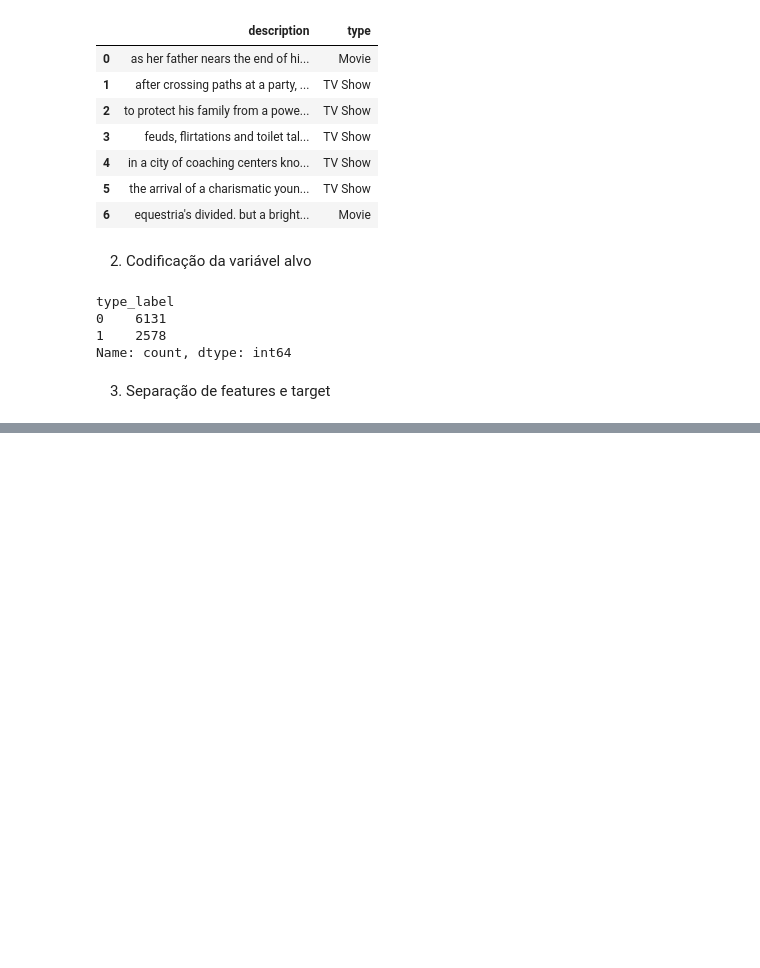
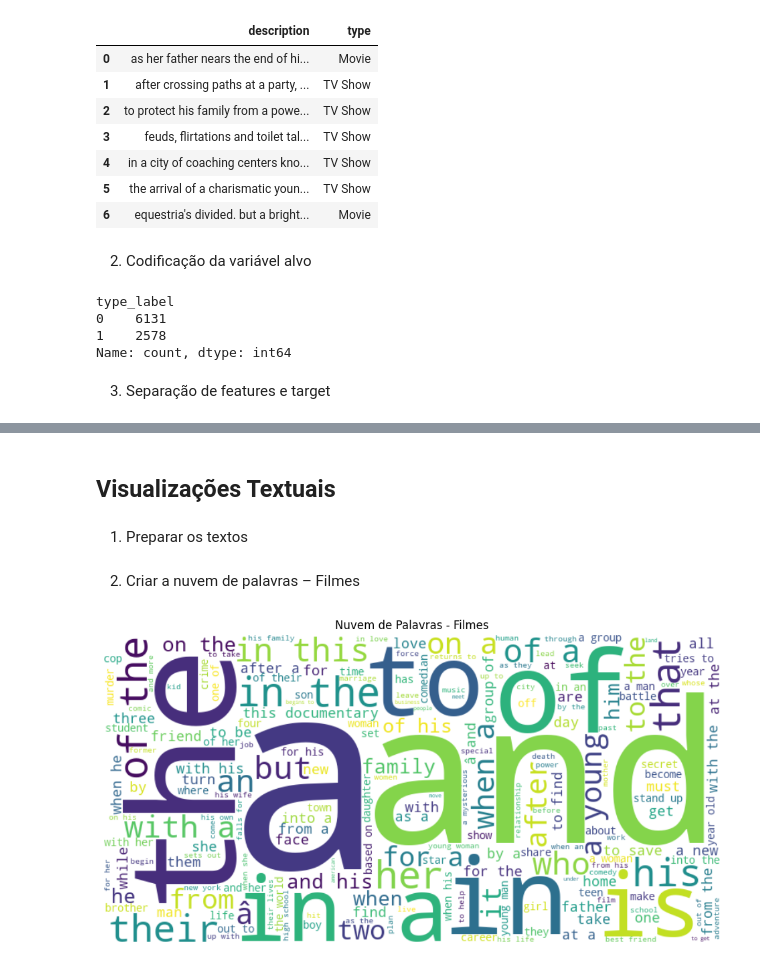
Before and after one commit to WKesneY/T3-Ciencia_de_Dados, a Jupyter notebook: notebooks/books-dataset.ipynb, the cells around one changed output, grey strips where cells are left out. Drawn from its saved outputs; the diff is of its cells as text; code cells hidden in the pictures; blank space fills up the shorter version.

```diff
--- a/notebooks/books-dataset.ipynb
+++ b/notebooks/books-dataset.ipynb
@@ -682,0 +836,28 @@ y_text = df_nlp["type_label"]
+# %% [markdown]
+## Visualizações Textuais
+# %% [markdown]
+1. Preparar os textos
+# %%
+from wordcloud import WordCloud
+import matplotlib.pyplot as plt
+
+# Separar descrições de filmes e séries
+movies_text = " ".join(df_nlp[df_nlp["type_label"] == 0]["description"])
+tv_text     = " ".join(df_nlp[df_nlp["type_label"] == 1]["description"])
+# %% [markdown]
+2. Criar a nuvem de palavras – Filmes
+# %%
+wordcloud_movies = WordCloud(
+    width=800,
+    height=400,
+    background_color="white",
+    stopwords="english"
+).generate(movies_text)
+
+plt.figure(figsize=(12, 6))
+plt.imshow(wordcloud_movies, interpolation="bilinear")
+plt.axis("off")
+plt.title("Nuvem de Palavras - Filmes")
+plt.show()
+# %% [output]
+[figure, added]
```
Also changed, not shown: parts of 27 cells of this notebook.
